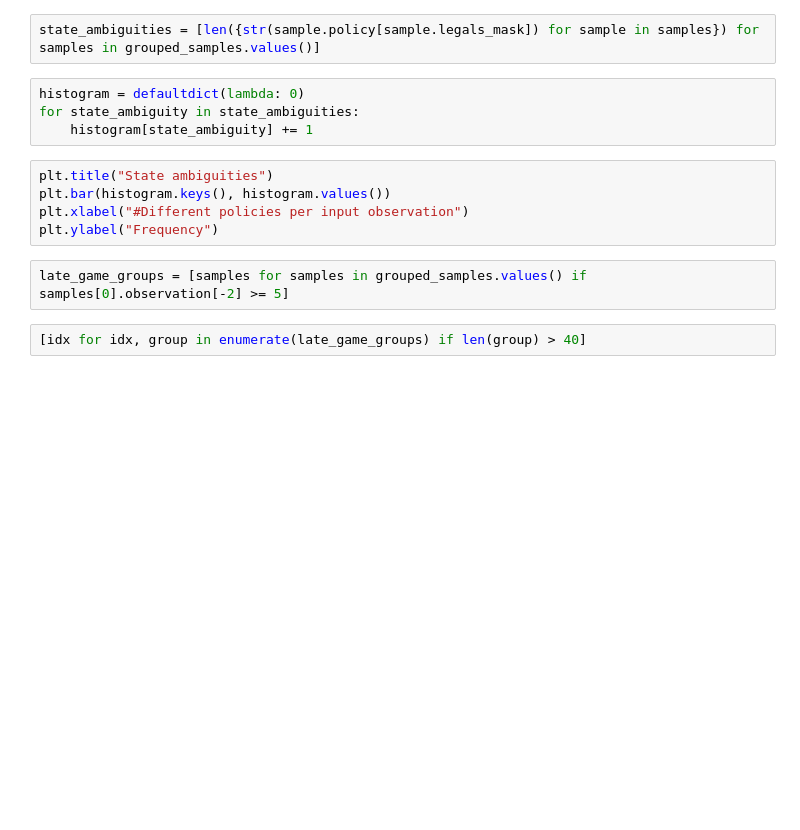
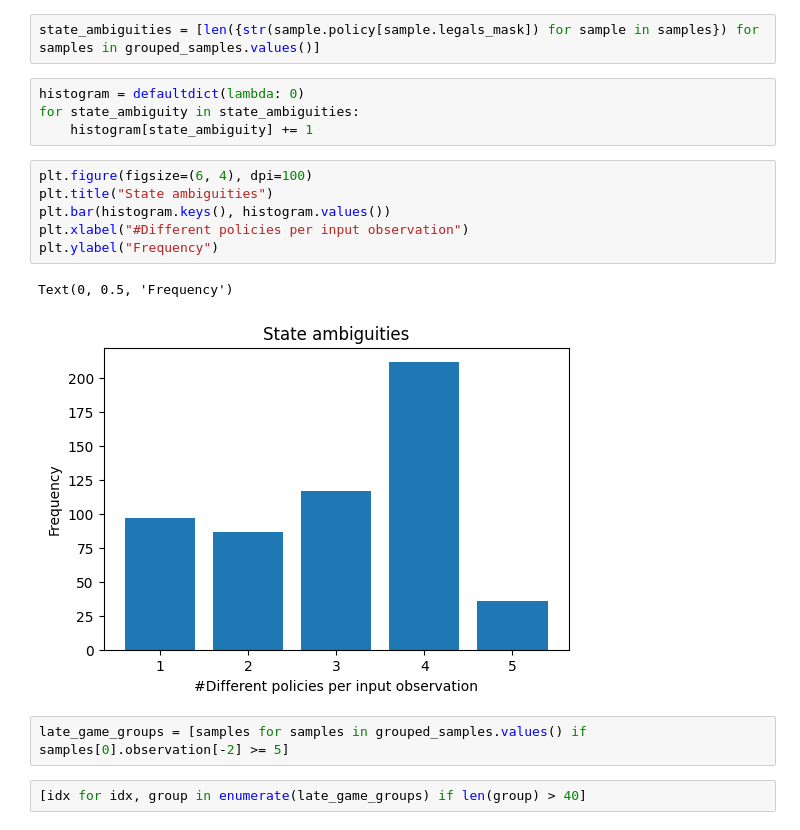
Before and after one commit to tobias-kirschstein/alpha-one, a Jupyter notebook: notebooks/evaluation/06_statistics_replay_buffer.ipynb, the cells around one changed output. Cells and saved outputs as stored; diff of their text form; blank space fills up the shorter version.

```diff
--- a/notebooks/evaluation/06_statistics_replay_buffer.ipynb
+++ b/notebooks/evaluation/06_statistics_replay_buffer.ipynb
@@ -41,10 +49,14 @@ histogram = defaultdict(lambda: 0)
 for state_ambiguity in state_ambiguities:
     histogram[state_ambiguity] += 1
 # %%
+plt.figure(figsize=(6, 4), dpi=100)
 plt.title("State ambiguities")
 plt.bar(histogram.keys(), histogram.values())
 plt.xlabel("#Different policies per input observation")
 plt.ylabel("Frequency")
+# %% [output]
+Text(0, 0.5, 'Frequency')
+[figure, added]
 # %%
 late_game_groups = [samples for samples in grouped_samples.values() if samples[0].observation[-2] >= 5]
 # %%
```
Also changed, not shown: parts of 5 cells of this notebook, 3 other files.
